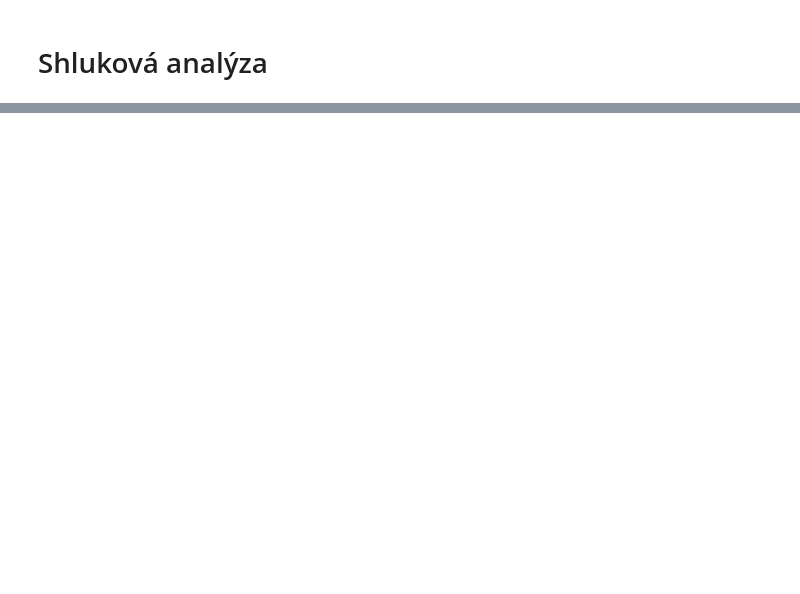
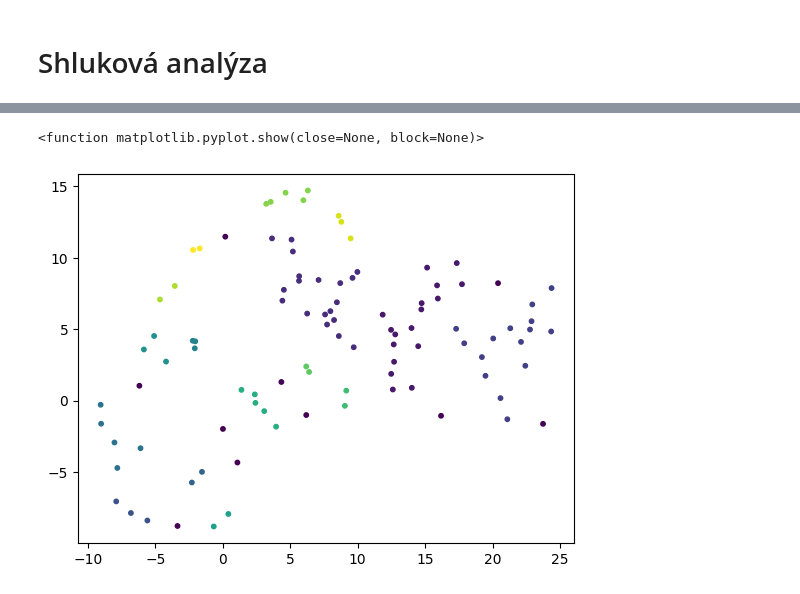
Before and after one commit to kralel/GeoInfo, a Jupyter notebook: shluk_analyza/kralova_sorokac_shluk_analyza.ipynb, the cells around one changed output, grey strips where cells are left out. Saved outputs shown, nothing was run; the diff lists cells and outputs as text; code cells hidden in the pictures; blank space fills up the shorter version.

Commit message:
dbscan

```diff
--- a/shluk_analyza/kralova_sorokac_shluk_analyza.ipynb
+++ b/shluk_analyza/kralova_sorokac_shluk_analyza.ipynb
@@ -60,0 +61,14 @@ plt.show
+# %%
+#Turn coordinets into set of points
+points = list(zip(x, y))
+
+#DBSCAN
+dbscan = sklearn.cluster.DBSCAN(eps=2, min_samples=2)
+dbscan.fit(points)
+
+
+plt.scatter(x, y, c=dbscan.labels_, s=10)
+plt.show
+# %% [output]
+<function matplotlib.pyplot.show(close=None, block=None)>
+[figure, added]
```
Also changed, not shown: parts of 3 cells of this notebook.
